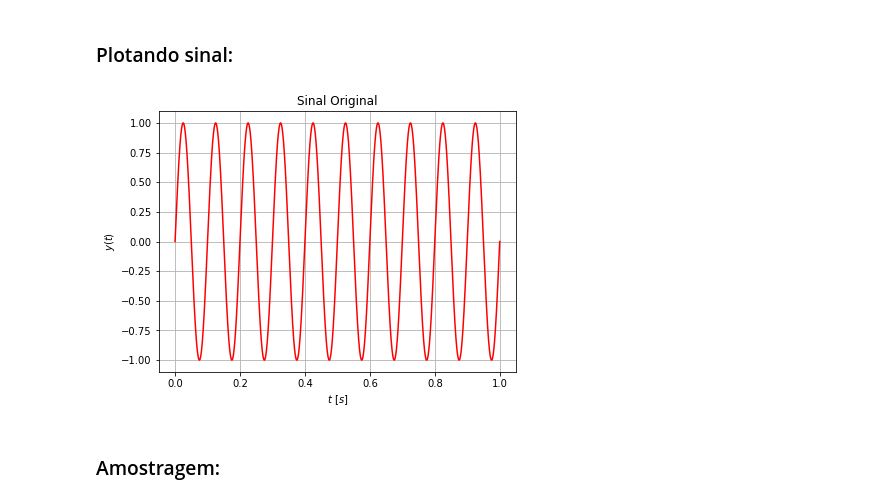
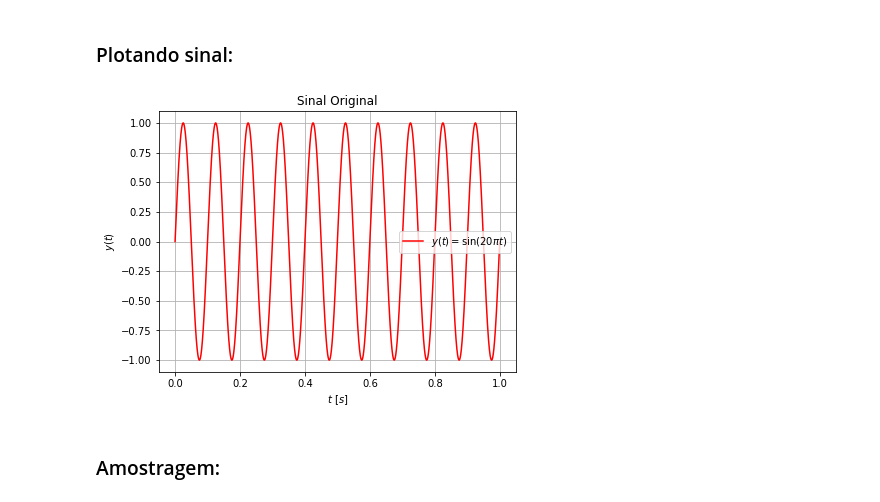
Before and after one commit to ezequiasjunior/pds_lab2019-1, a Jupyter notebook: pr-amostragem.ipynb, the cells around one changed output. Drawn from its saved outputs; the diff is of its cells as text; code cells hidden in the pictures.

```diff
--- a/pr-amostragem.ipynb
+++ b/pr-amostragem.ipynb
@@ -17,27 +21,27 @@ from IPython.display import display
 # %%
 # Definindo sample rate global em 32k amostras em 1 segundo, simulando sinal o contínuo:
 sr = 32000
 
 # Valores de t in [0, 1] segundos:
 time = np.linspace(0, 1, sr)
 
 # Construção do sinal:
 freq = 10 # Hz
 signal = np.sin(2*np.pi*freq*time)
 
 # Plotando a curva:
 dim = 1*6.4                                          # Dimensões da figura (múltiplos de 6.4)
 plt.figure('analog_signal', figsize=[dim, 0.75*dim]) # Inicializando figura
 plt.title('Sinal Original')                          #
 plt.xlabel('$t$ [$s$]')                              # Título, eixos
 plt.ylabel('$y(t)$')                                 #
 plt.plot(time, signal, 'r', label='$y(t) = \sin(20\pi t)$') # plot
 #plt.axis([-0.025, 1.025, -1.25, 1.25])              # Trata os eixos (opcional)
 plt.grid()                                           # Habilita o grid
-#plt.legend(loc='best')#'upper right')                # Habilita a legenda (opcional)
+plt.legend(loc='best')#'upper right')                # Habilita a legenda (opcional)
 plt.show()                                           # Mostra a figura
 # %% [output]
-[figure, old version]
+[figure, new version]
 # %% [markdown]
 ### Amostragem:
 # %%
```
Also changed, not shown: parts of 8 cells of this notebook.
